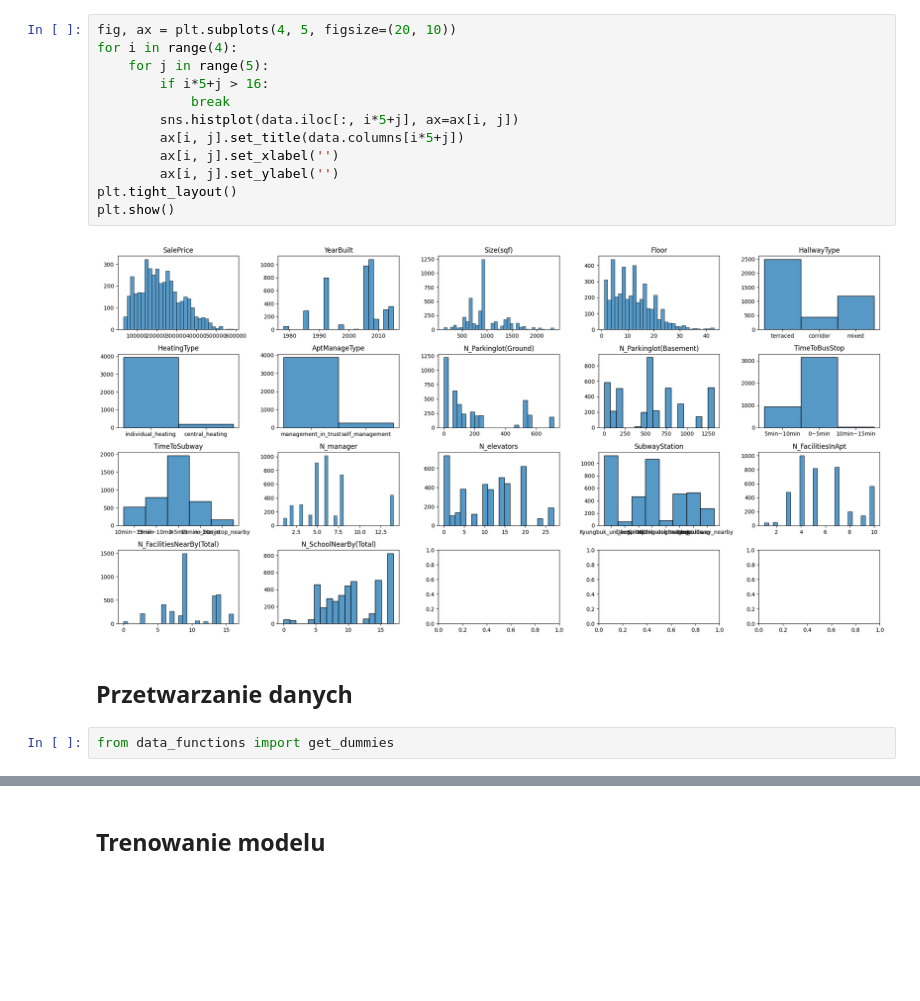
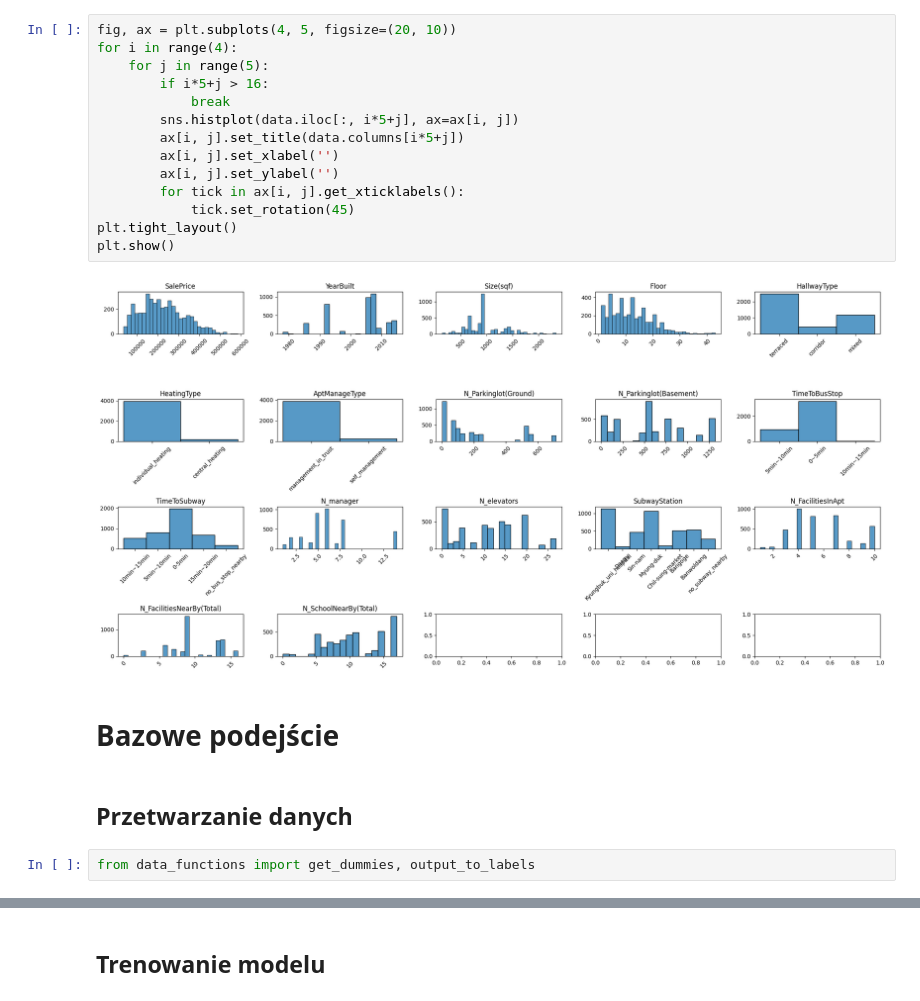
Before and after one commit to BrunoSienkiewicz/Neural-networks, a Jupyter notebook: miniprojekt_2/miniprojekt_2_bruno.ipynb, the cells around one changed output, grey strips where cells are left out. Drawn from its saved outputs; the diff is of its cells as text; blank space fills up the shorter version.

```diff
--- a/miniprojekt_2/miniprojekt_2_bruno.ipynb
+++ b/miniprojekt_2/miniprojekt_2_bruno.ipynb
@@ -24,18 +29,22 @@ display(data.head())
 # %%
 fig, ax = plt.subplots(4, 5, figsize=(20, 10))
 for i in range(4):
     for j in range(5):
         if i*5+j > 16:
             break
         sns.histplot(data.iloc[:, i*5+j], ax=ax[i, j])
         ax[i, j].set_title(data.columns[i*5+j])
         ax[i, j].set_xlabel('')
         ax[i, j].set_ylabel('')
+        for tick in ax[i, j].get_xticklabels():
+            tick.set_rotation(45)
 plt.tight_layout()
 plt.show()
 # %% [output]
-[figure, old version]
+[figure, new version]
+# %% [markdown]
+# Bazowe podejście
 # %% [markdown]
 ## Przetwarzanie danych
 # %%
-from data_functions import get_dummies
+from data_functions import get_dummies, output_to_labels
```
Also changed, not shown: parts of 14 cells of this notebook, 6 other files.
